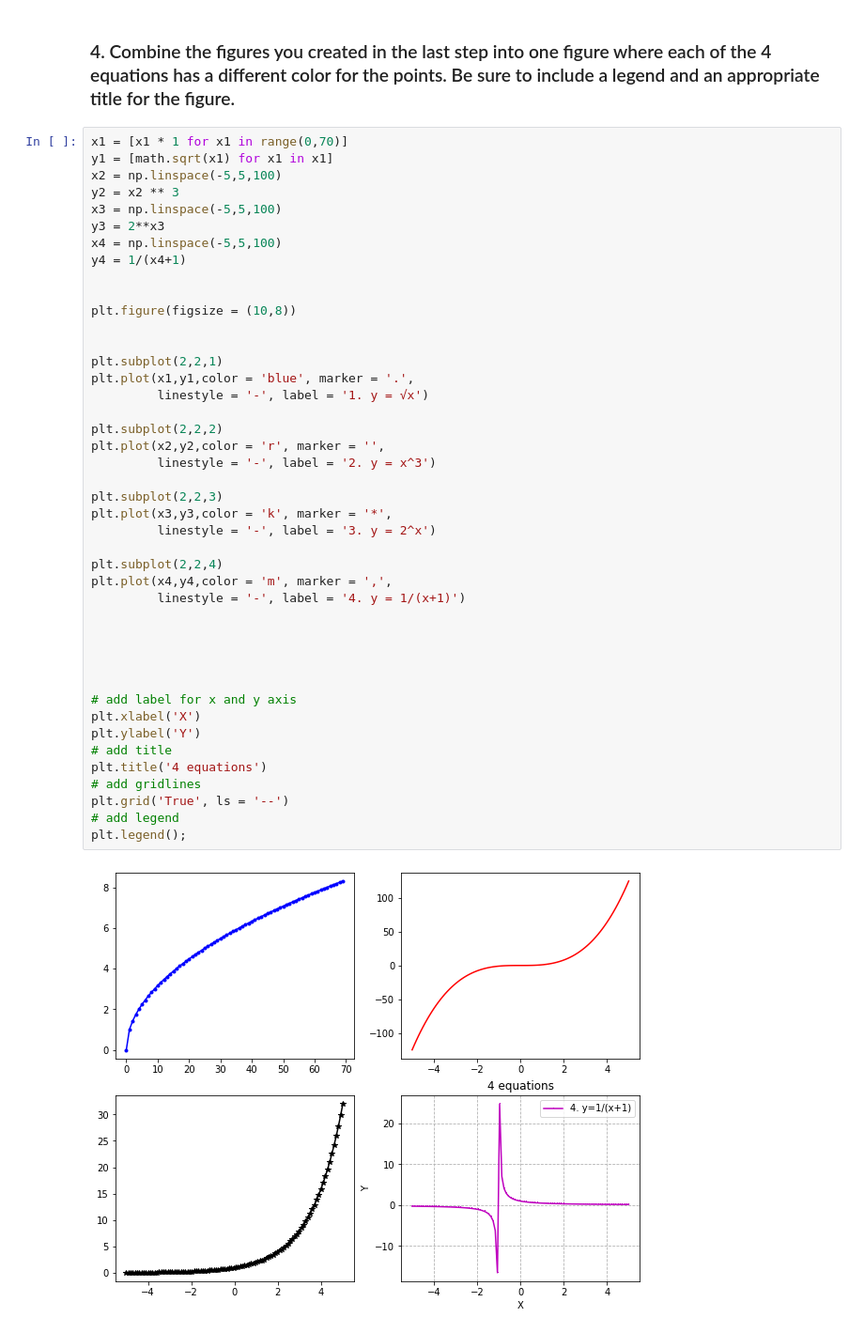
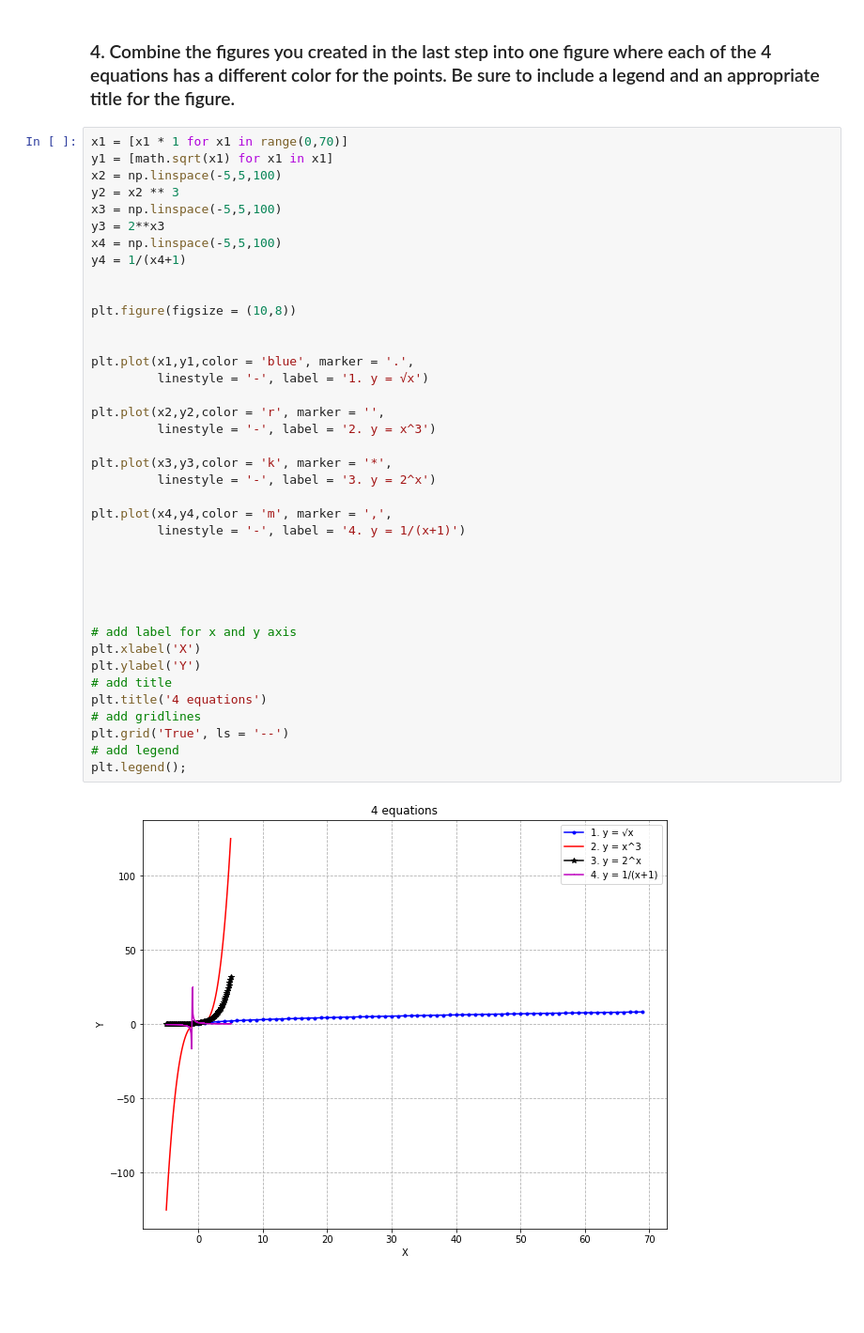
Before and after one commit to joann-balraj/numpy-pandas-visualization-exercises, a Jupyter notebook: matplotlib_exercises.ipynb, the cells around one changed output. Shown: that part at 94% size. Drawn from its saved outputs; the diff is of its cells as text; blank space fills up the shorter version.

```diff
--- a/matplotlib_exercises.ipynb
+++ b/matplotlib_exercises.ipynb
@@ -113,35 +113,31 @@ y4 = 1/(x4+1)
 
 plt.figure(figsize = (10,8))
 
 
-plt.subplot(2,2,1)
 plt.plot(x1,y1,color = 'blue', marker = '.',
          linestyle = '-', label = '1. y = √x')
 
-plt.subplot(2,2,2)
 plt.plot(x2,y2,color = 'r', marker = '',
          linestyle = '-', label = '2. y = x^3')
 
-plt.subplot(2,2,3)
 plt.plot(x3,y3,color = 'k', marker = '*',
          linestyle = '-', label = '3. y = 2^x')
 
-plt.subplot(2,2,4)
 plt.plot(x4,y4,color = 'm', marker = ',',
          linestyle = '-', label = '4. y = 1/(x+1)')
 
 
 
 
 
 # add label for x and y axis
 plt.xlabel('X')
 plt.ylabel('Y')
 # add title
 plt.title('4 equations')
 # add gridlines
 plt.grid('True', ls = '--')
 # add legend
 plt.legend();
 # %% [output]
-[figure, old version]
+[figure, new version]
```
Also changed, not shown: parts of 1 cell of this notebook, 2 other files.
